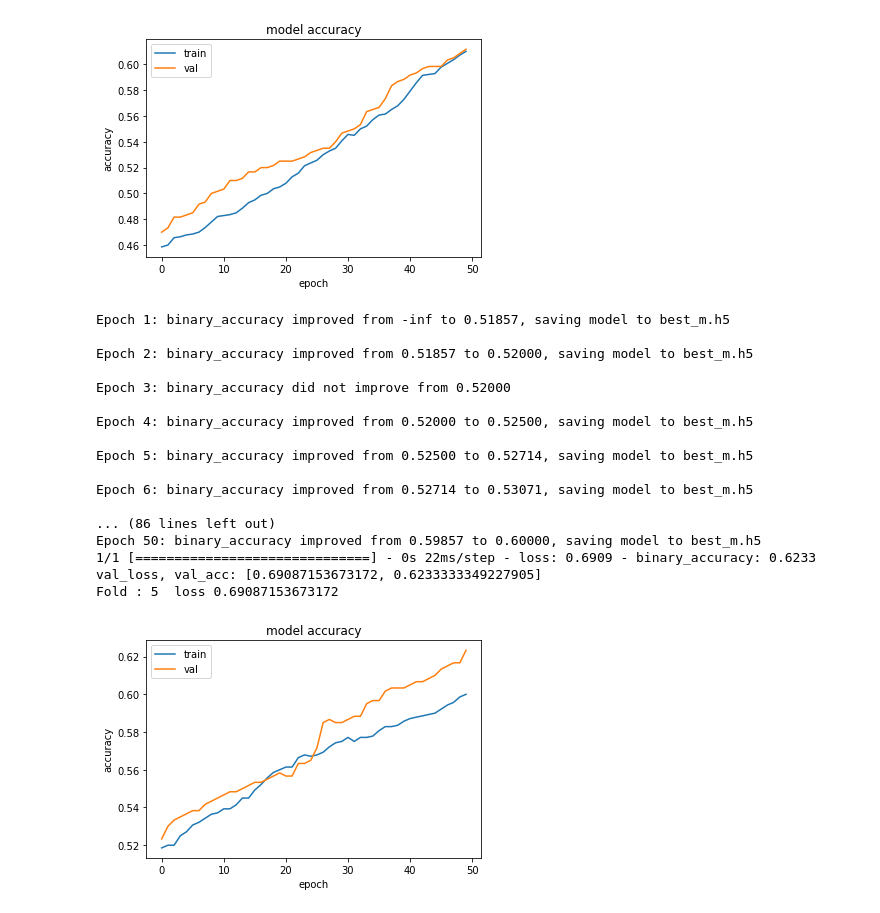
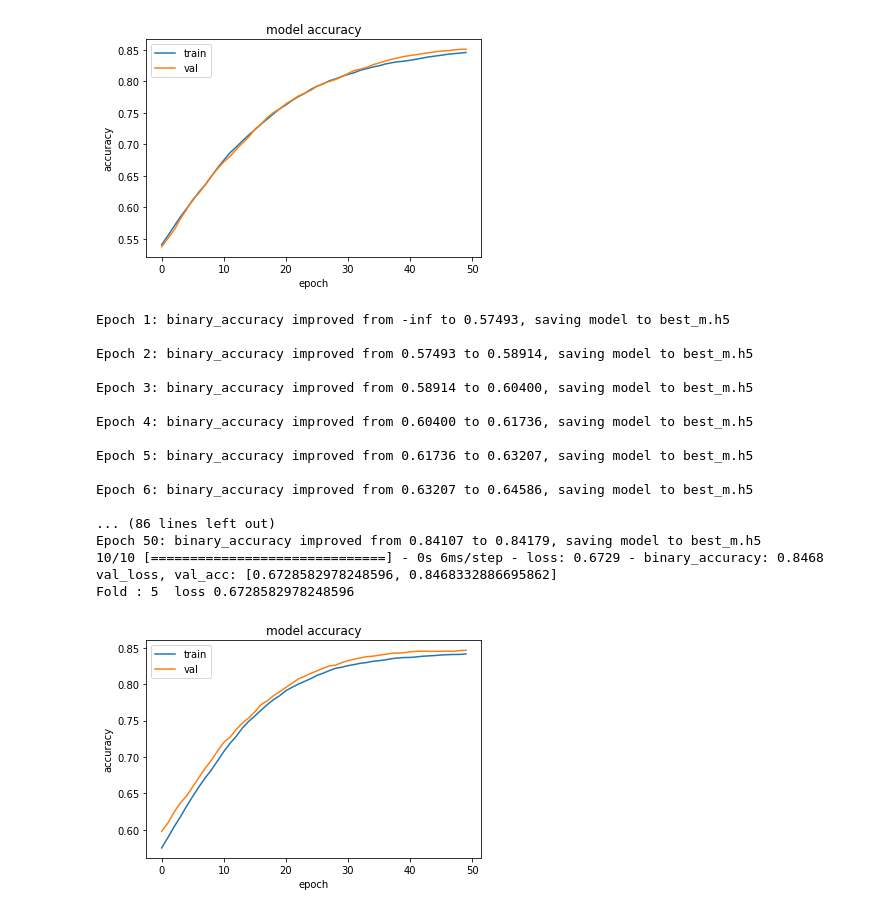
Before and after one commit to dairuinz/genetic_algorithms, a Jupyter notebook: computational_intelligence_2.ipynb, the cells around one changed output. Cells and saved outputs as stored; diff of their text form; code cells hidden in the pictures.

```diff
--- a/computational_intelligence_2.ipynb
+++ b/computational_intelligence_2.ipynb
@@ -316,7 +248,7 @@ X_short.shape()
 # %%
-y = pd.read_csv('train-label.dat', sep=',', header=None)       #reads output data
-y.columns = ['label']       #names output data column
-y = y[0:100]
-y = y['label'].str.split(' ', expand=True)          #splits data into 20 columns
-y = y.astype(int)       #makes output data integers
-y
+y = pd.read_csv('train-label.dat', sep=',', header=None)       #Reads output data
+y.columns = ['label']       #Sames output data column
+y = y[0:1000]
+y = y['label'].str.split(' ', expand=True)          #Splits data into 20 columns
+y = y.astype(int)       #Makes output data integers
+# y
@@ -341,3 +258,0 @@ X_short = tf.keras.utils.normalize(X_short, axis=1)
-# %%
-X_short = X_short[:100]
-X_short
@@ -375,38 +297,28 @@ from matplotlib import pyplot as plt
 kfold = KFold(n_splits=5, shuffle=True)
 rmseList = []
 
-X_train, X_test, y_train, y_test = train_test_split(X_short, y, test_size=0.3, random_state=42)       #splits data into train, test
+X_train, X_test, y_train, y_test = train_test_split(X_short, y, test_size=0.3, random_state=42)       #Splits data into train, test
 
 hl_n = 0
 answer = input('Select number of hidden layer neurons:\n\t 1. equal to output neurons\n\t '
   '2. equal to (output neurons + input neurons) / 2\n\t 3. equal to output neurons + input neurons\n')
 if answer == '1':
-  hl_n = 20                   #hidden layer neurons number
+  hl_n = 20                   #Hidden layer neurons number
 elif answer == '2':
-  hl_n = int((20 + 3223) / 2)
+  hl_n = int((20 + input_len) / 2)
 elif answer == '3':
-  hl_n = 3223
+  hl_n = input_len
 
-# hl_n2 = 0             #SECOND hidden layer neurons number
-# answer2 = input('Select number of the SECOND hidden layer neurons:\n\t 1. equal to first hidden layer\n\t '
-#                 '2. equal to (output neurons + input neurons) / 4\n\t 3. equal to output neurons\n')
-# if answer2 == '1':
-#     hl_n2 = int((20 + 3223) / 2)
-# elif answer2 == '2':
-#     hl_n2 = int((20 + 3223) / 4)
-# elif answer2 == '3':
-#     hl_n2 = 20
-
-# opt = keras.optimizers.Adam(learning_rate=0.01)                   #adam
-opt = keras.optimizers.SGD(learning_rate=0.001, momentum=0.2)       #sgd
+# opt = keras.optimizers.Adam(learning_rate=0.01)                   #Adam
+opt = keras.optimizers.SGD(learning_rate=0.001, momentum=0.2)       #Sgd
 
 for i, (train, test) in enumerate(kfold.split(X)):
   model = Sequential()
-  # model.add(Dense(3223, input_shape=(3223,), activation='softmax', kernel_regularizer=regularizers.l2(0.1)))      #kernel l2 regulirization
-  model.add(Dense(3223, input_shape=(3223,), activation='relu'))          #input
-  model.add(Dense(hl_n, activation='relu'))                       #hidden
+  # model.add(Dense(input_len, input_shape=(input_len,), activation='softmax', kernel_regularizer=regularizers.l2(0.1)))      #Kernel l2 regulirization
+  model.add(Dense(input_len, input_shape=(input_len,), activation='relu'))          #Input
+  model.add(Dense(hl_n, activation='relu'))                       #Hidden
   # model.add(Dense(hl_n2, activation='relu'))                         #2nd hidden
-  model.add(Dense(20, activation='sigmoid'))                      #output
+  model.add(Dense(20, activation='sigmoid'))                      #Output
 
   model.compile(
   optimizer=opt,
@@ -416,14 +328,14 @@ for i, (train, test) in enumerate(kfold.split(X)):
   metrics=['binary_accuracy']
   )
 
-  es = EarlyStopping(             #early stopping
+  es = EarlyStopping(             #Early stopping
       monitor='val_loss',
       patience=5,
       verbose=0,
       mode='min'
   )
 
-  mc = ModelCheckpoint(       #model checkpoint to save best model each epoch
+  mc = ModelCheckpoint(       #Model checkpoint to save best model each epoch
       'best_m.h5',
       monitor='binary_accuracy',
       mode='max',
@@ -431,19 +343,19 @@ for i, (train, test) in enumerate(kfold.split(X)):
       save_best_only=True
   )
 
-  history = model.fit(X_train, y_train,           #model fit
+  history = model.fit(X_train, y_train,           #Model fit
             validation_data=(X_test, y_test),
             epochs=50,
             callbacks=[es, mc],
             verbose=0)
 
-  print('val_loss, val_acc: ', model.evaluate(X_test, y_test), sep='')        #model evaluation
+  print('val_loss, val_acc: ', model.evaluate(X_test, y_test), sep='')        #Model evaluation
 
   scores = model.evaluate(X_test, y_test, verbose=0)
   rmseList.append(scores[0])
   print("Fold :", i+1, " loss", scores[0])
 
-  plt.plot(history.history['binary_accuracy'])            #plots accuracy, val_accuracy/epoch graph
+  plt.plot(history.history['binary_accuracy'])            #Plots accuracy, val_accuracy/epoch graph
   plt.plot(history.history['val_binary_accuracy'])
   plt.title('model accuracy')
   plt.ylabel('accuracy')
@@ -525,19 +437,19 @@ Fold : 4  loss 0.6920163035392761
-[figure, old version]
+[figure, new version]
-Epoch 1: binary_accuracy improved from -inf to 0.51857, saving model to best_m.h5
+Epoch 1: binary_accuracy improved from -inf to 0.57493, saving model to best_m.h5
 
-Epoch 2: binary_accuracy improved from 0.51857 to 0.52000, saving model to best_m.h5
+Epoch 2: binary_accuracy improved from 0.57493 to 0.58914, saving model to best_m.h5
 
-Epoch 3: binary_accuracy did not improve from 0.52000
+Epoch 3: binary_accuracy improved from 0.58914 to 0.60400, saving model to best_m.h5
 
-Epoch 4: binary_accuracy improved from 0.52000 to 0.52500, saving model to best_m.h5
+Epoch 4: binary_accuracy improved from 0.60400 to 0.61736, saving model to best_m.h5
 
-Epoch 5: binary_accuracy improved from 0.52500 to 0.52714, saving model to best_m.h5
+Epoch 5: binary_accuracy improved from 0.61736 to 0.63207, saving model to best_m.h5
 
-Epoch 6: binary_accuracy improved from 0.52714 to 0.53071, saving model to best_m.h5
+Epoch 6: binary_accuracy improved from 0.63207 to 0.64586, saving model to best_m.h5
 
 ... (86 lines left out)
-Epoch 50: binary_accuracy improved from 0.59857 to 0.60000, saving model to best_m.h5
-1/1 [==============================] - 0s 22ms/step - loss: 0.6909 - binary_accuracy: 0.6233
-val_loss, val_acc: [0.69087153673172, 0.6233333349227905]
-Fold : 5  loss 0.69087153673172
+Epoch 50: binary_accuracy improved from 0.84107 to 0.84179, saving model to best_m.h5
+10/10 [==============================] - 0s 6ms/step - loss: 0.6729 - binary_accuracy: 0.8468
+val_loss, val_acc: [0.6728582978248596, 0.8468332886695862]
+Fold : 5  loss 0.6728582978248596
-[figure, old version]
+[figure, new version]
```
Also changed, not shown: parts of 16 cells of this notebook.
